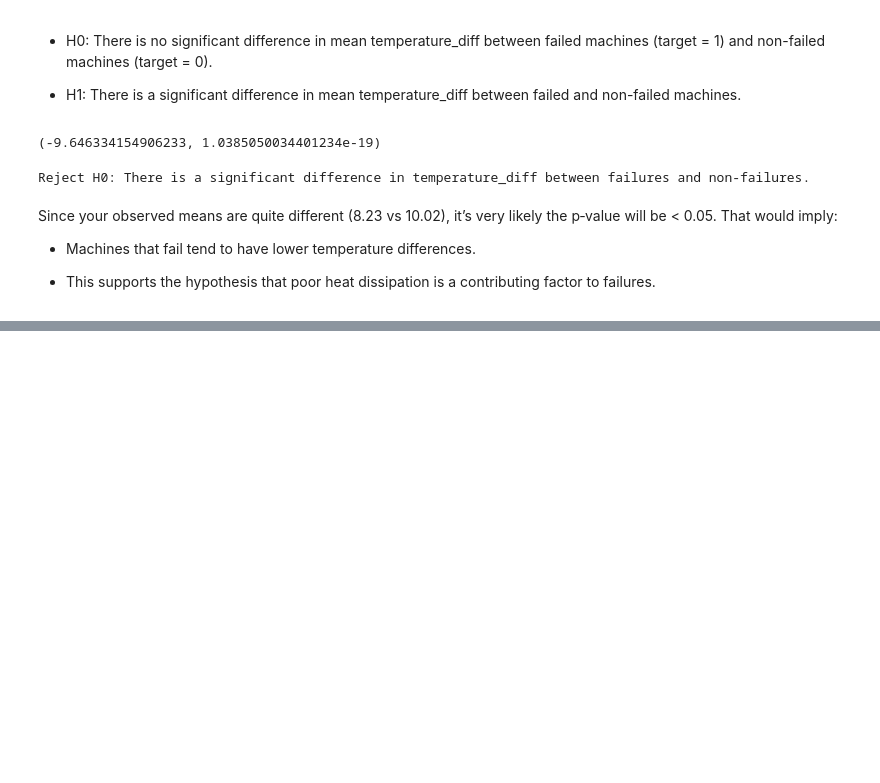
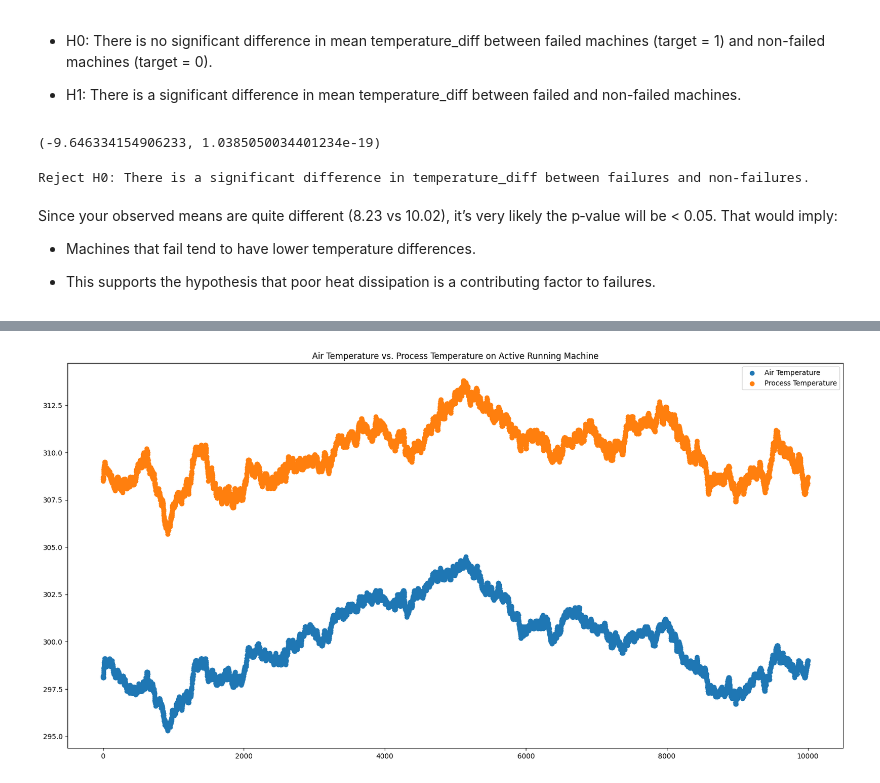
Before and after one commit to deb-cod/April-25-G2-Capstone-Project, a Jupyter notebook: EDA/Exploratory_Data_Analysis.ipynb, the cells around one changed output, grey strips where cells are left out. Drawn from its saved outputs; the diff is of its cells as text; code cells hidden in the pictures; blank space fills up the shorter version.

```diff
--- a/EDA/Exploratory_Data_Analysis.ipynb
+++ b/EDA/Exploratory_Data_Analysis.ipynb
@@ -383,0 +403,9 @@ That would imply:
+# %%
+plt.figure(figsize=(20, 10))
+plt.scatter(x, y, label="Air Temperature")
+plt.scatter(x, y1, label="Process Temperature")
+plt.title("Air Temperature vs. Process Temperature on Active Running Machine")
+plt.legend()
+plt.show()
+# %% [output]
+[figure, added]
```
Also changed, not shown: parts of 13 cells of this notebook.
